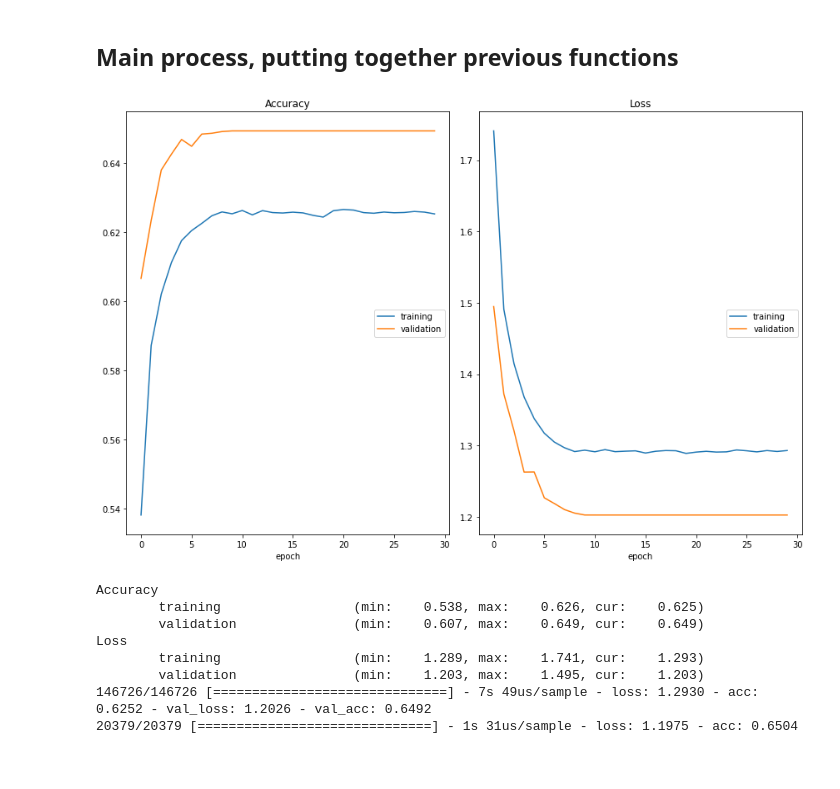
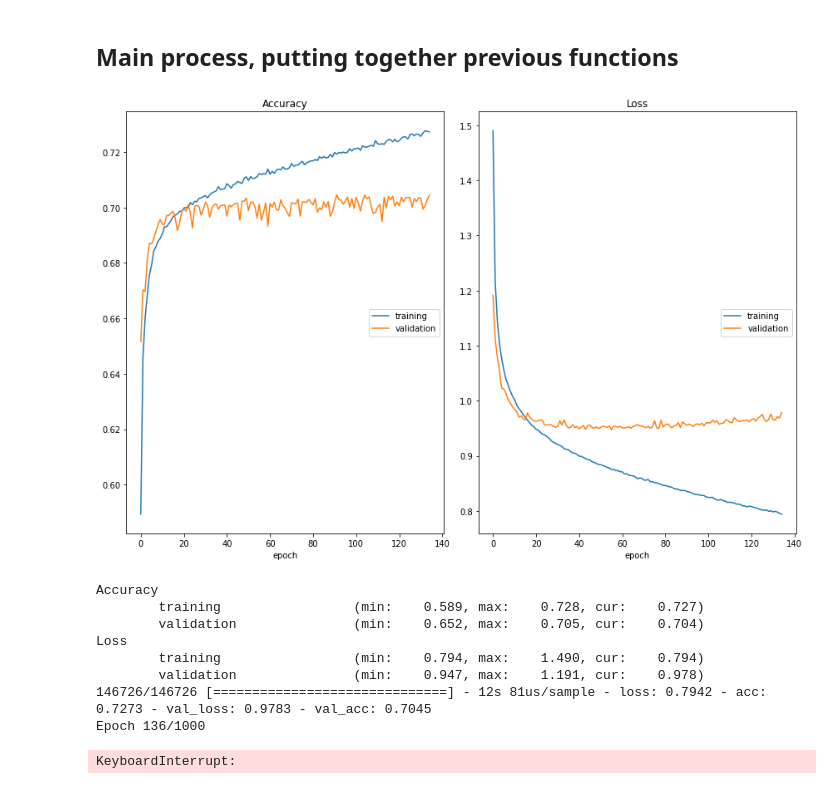
Before and after one commit to glicerico/SGNN, a Jupyter notebook: 00_core.ipynb, the cells around one changed output. Cells and saved outputs as stored; diff of their text form; code cells hidden in the pictures.

```diff
--- a/00_core.ipynb
+++ b/00_core.ipynb
@@ -241,19 +241,21 @@ def build_keras_model(train_labels):
     Build keras model, with two hidden layers as the SGNN paper.
     """
     model = keras.Sequential()
-    model.add(keras.layers.Dropout(0.25, input_shape=(1120,)))
-    model.add(keras.layers.Dense(256, activation=tf.nn.relu))
-#     model.add(keras.layers.Dense(256, activation=tf.nn.sigmoid, input_shape=(1120,)))
+#     model.add(keras.layers.Dropout(0.25, input_shape=(1120,)))
+#     model.add(keras.layers.Dense(256, activation=tf.nn.relu))
+    model.add(keras.layers.Dense(256, activation=tf.nn.tanh, input_shape=(1120,)))
     model.add(keras.layers.Dropout(0.25))
-    model.add(keras.layers.Dense(256, activation=tf.nn.relu))
+    model.add(keras.layers.Dense(256, activation=tf.nn.tanh))
+    model.add(keras.layers.Dropout(0.25))
+    model.add(keras.layers.Dense(256, activation=tf.nn.tanh))
     model.add(keras.layers.Dropout(0.25))
     model.add(keras.layers.Dense(train_labels.shape[1], activation=tf.nn.softmax))
 
     # Cosine annealing decay
-    lr_schedule = keras.experimental.CosineDecay(0.025, decay_steps=15000)
+    lr_schedule = keras.experimental.CosineDecay(0.025, decay_steps=20000)
     # SGD optimizer with Nesterov momentum
-    opt = keras.optimizers.SGD(nesterov=True, learning_rate=lr_schedule)
-#     opt = keras.optimizers.SGD(nesterov=True)
+#     opt = keras.optimizers.SGD(nesterov=True, learning_rate=lr_schedule)
+    opt = keras.optimizers.SGD(nesterov=True)
     model.compile(loss='categorical_crossentropy',
                   optimizer=opt,
                   metrics=['accuracy'])
@@ -275,7 +277,7 @@ def main(lowercase=False, clean=False, remove_continuations=True):
     test_features = input_layer.transform(X_test)
 
     # Add EarlyStopping and loss visualization
-    keras_callbacks = [tf.keras.callbacks.EarlyStopping(monitor='loss', patience=10,
+    keras_callbacks = [tf.keras.callbacks.EarlyStopping(monitor='loss', patience=5,
                                                         restore_best_weights=True),
                        PlotLossesKerasTF()]
 
@@ -289,19 +291,20 @@ def main(lowercase=False, clean=False, remove_continuations=True):
 # %%
 #export
 EPOCHS = 1000
 BATCH_SIZE = 100
 LOWERCASE=True
-CLEAN=True
+CLEAN=False
 REMOVE_CONTINUATIONS=True
 data_filepath = "/home/andres/repositories/SGNN/data/swda-acttags-and-text.csv"
 main(lowercase=LOWERCASE, clean=CLEAN, remove_continuations=REMOVE_CONTINUATIONS)
 # %% [output]
-[figure, old version]
+[figure, new version]
 Accuracy
-        training                 (min:    0.538, max:    0.626, cur:    0.625)
-        validation               (min:    0.607, max:    0.649, cur:    0.649)
+        training                 (min:    0.589, max:    0.728, cur:    0.727)
+        validation               (min:    0.652, max:    0.705, cur:    0.704)
 Loss
-        training                 (min:    1.289, max:    1.741, cur:    1.293)
-        validation               (min:    1.203, max:    1.495, cur:    1.203)
-146726/146726 [==============================] - 7s 49us/sample - loss: 1.2930 - acc: 0.6252 - val_loss: 1.2026 - val_acc: 0.6492
-20379/20379 [==============================] - 1s 31us/sample - loss: 1.1975 - acc: 0.6504
+        training                 (min:    0.794, max:    1.490, cur:    0.794)
+        validation               (min:    0.947, max:    1.191, cur:    0.978)
+146726/146726 [==============================] - 12s 81us/sample - loss: 0.7942 - acc: 0.7273 - val_loss: 0.9783 - val_acc: 0.7045
+Epoch 136/1000
+KeyboardInterrupt:
```
